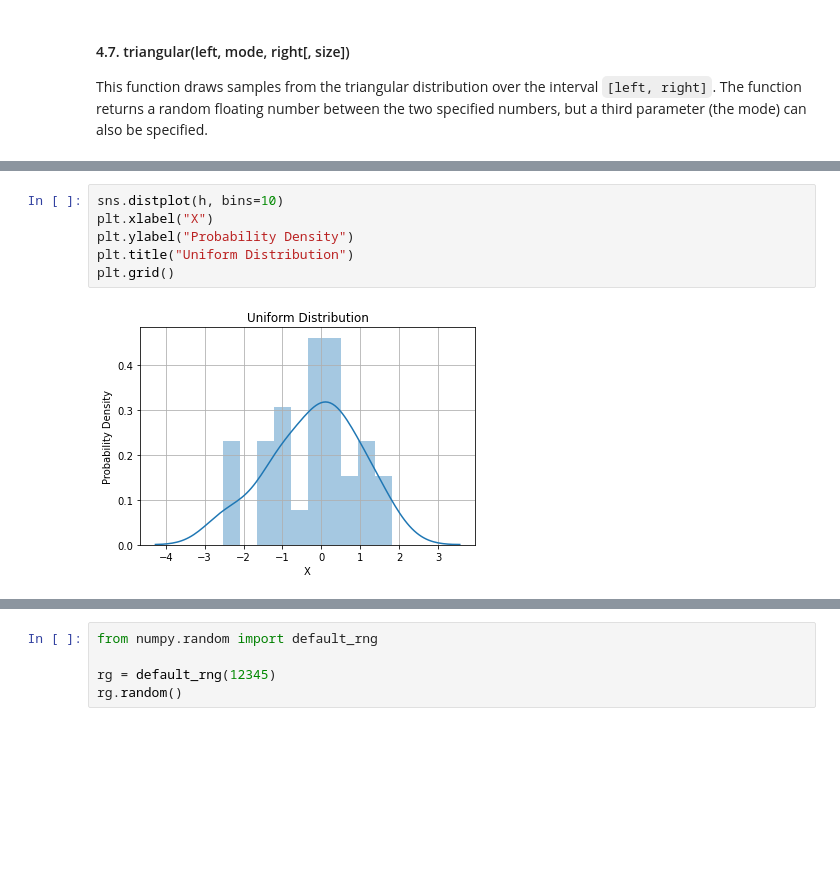
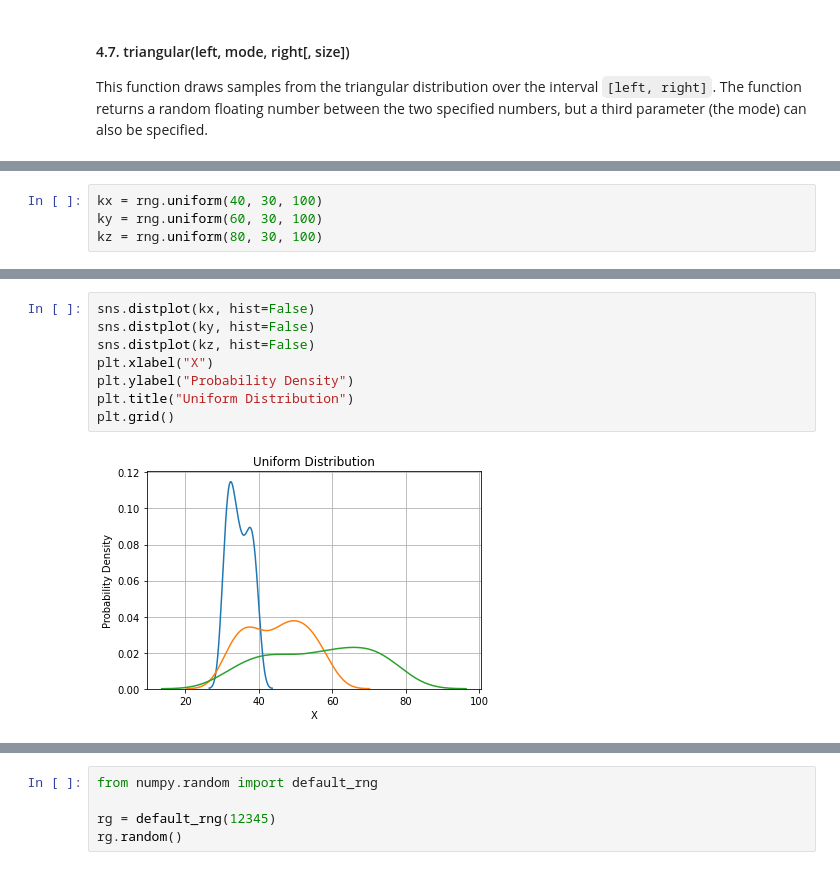
Before and after one commit to GaryLocke91/52465_programming_assignment, a Jupyter notebook: 52465_programming_assignment.ipynb, the cells around one changed output, grey strips where cells are left out. Cells and saved outputs as stored; diff of their text form; blank space fills up the shorter version.

```diff
--- a/52465_programming_assignment.ipynb
+++ b/52465_programming_assignment.ipynb
@@ -530,0 +623,4 @@ print(h)
+# %%
+kx = rng.uniform(40, 30, 100)
+ky = rng.uniform(60, 30, 100)
+kz = rng.uniform(80, 30, 100)
@@ -531,11 +648,13 @@ print(h)
 # %%
-sns.distplot(h, bins=10)
+sns.distplot(kx, hist=False)
+sns.distplot(ky, hist=False)
+sns.distplot(kz, hist=False)
 plt.xlabel("X")
 plt.ylabel("Probability Density")
 plt.title("Uniform Distribution")
 plt.grid()
 # %% [output]
-[figure, old version]
+[figure, new version]
 # %% [markdown]
 <br>
 
```
Also changed, not shown: parts of 52 cells of this notebook.
